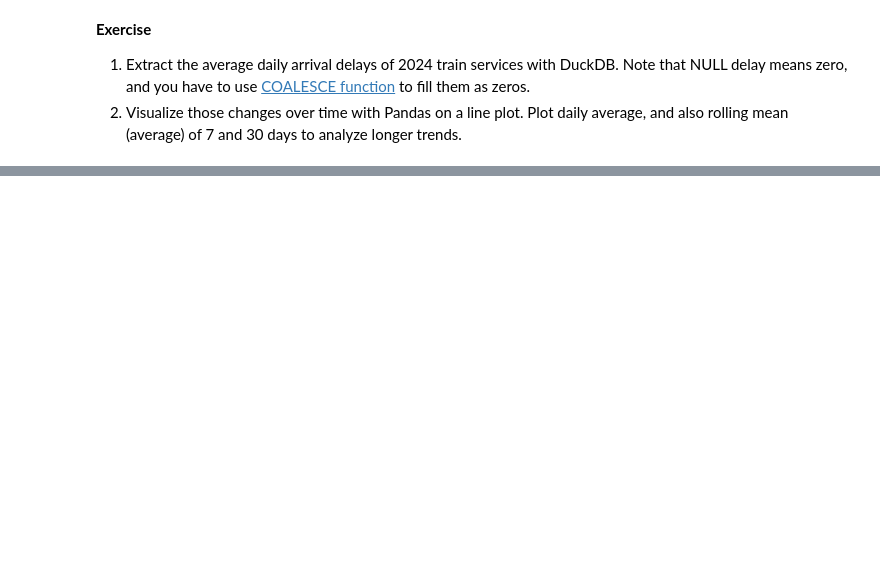
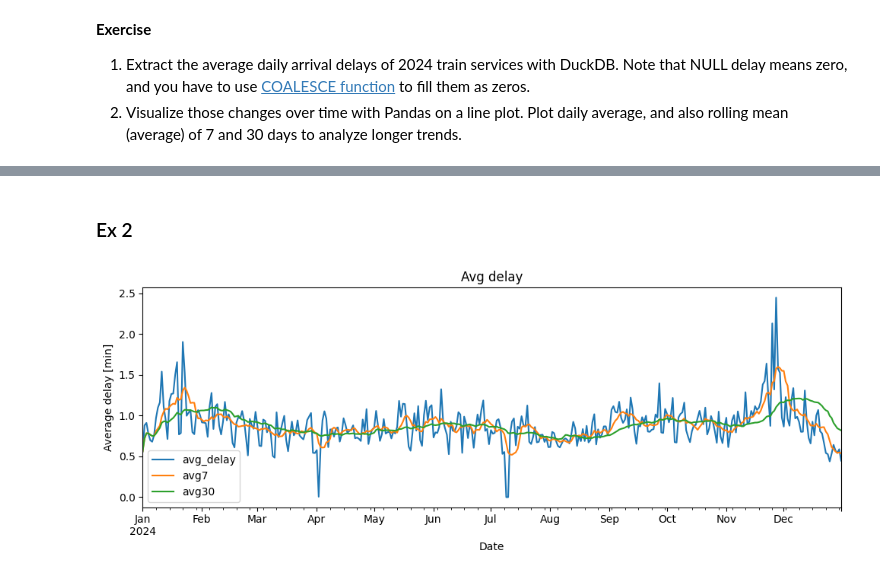
Before and after one commit to Virtual23PRO/lab_2MLProject, a Jupyter notebook: notebook_02_duckdb.ipynb, the cells around one changed output, grey strips where cells are left out. Saved outputs shown, nothing was run; the diff lists cells and outputs as text; code cells hidden in the pictures; blank space fills up the shorter version.

```diff
--- a/notebook_02_duckdb.ipynb
+++ b/notebook_02_duckdb.ipynb
@@ -602,0 +659,13 @@ df_disruptions_statistics.plot.barh(x="cause", y="cause_frequency")
+# %%
+df_services = pd.read_csv("data/services-2024.csv", dtype_backend="pyarrow")
+
+df_avg_daily_delays = duckdb.sql("""
+SELECT
+  CAST("Service:Date" AS DATE) AS date,
+  AVG(COALESCE("Stop:Arrival delay", 0)) AS avg_delay
+FROM df_services
+GROUP BY date
+ORDER BY date
+""").df()
+
+df_avg_daily_delays.head()
@@ -602,0 +679,19 @@ df_disruptions_statistics.plot.barh(x="cause", y="cause_frequency")
+# %% [markdown]
+### Ex 2
+# %%
+import matplotlib.pyplot as plt
+
+df_avg_daily_delays["avg7"] = df_avg_daily_delays["avg_delay"].rolling(7, min_periods=1).mean()
+df_avg_daily_delays["avg30"] = df_avg_daily_delays["avg_delay"].rolling(30, min_periods=1).mean()
+
+
+ax = df_avg_daily_delays.plot(
+    x="date", y=["avg_delay", "avg7", "avg30"],
+    figsize=(10,4), title="Avg delay"
+)
+ax.set_xlabel("Date")
+ax.set_ylabel("Average delay [min]")
+plt.tight_layout()
+plt.show()
+# %% [output]
+[figure, added]
```
Also changed, not shown: parts of 14 cells of this notebook.
